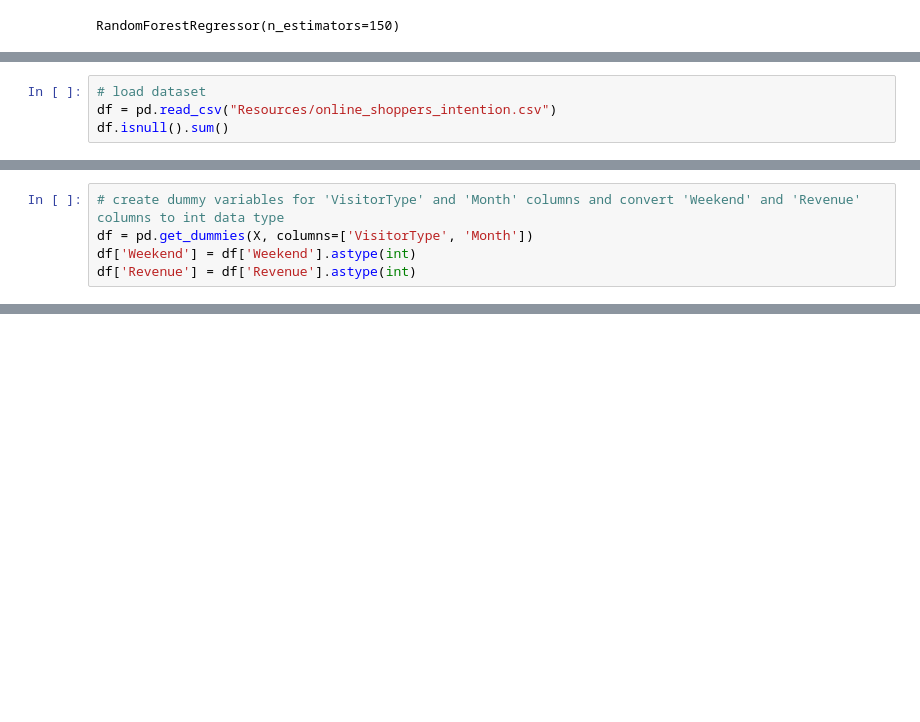
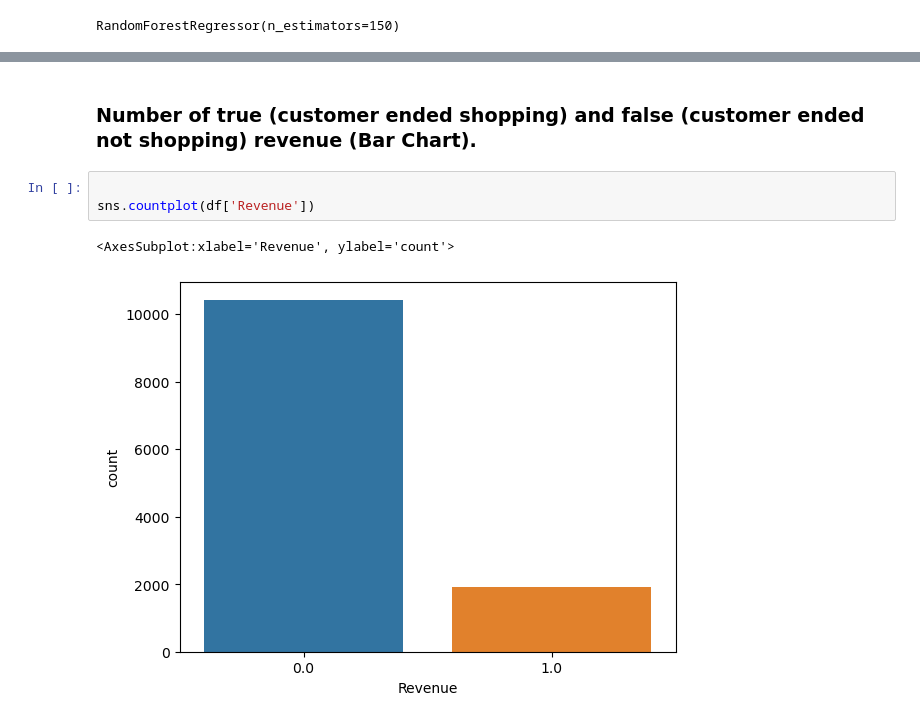
Before and after one commit to RoshanPaudyal/Project-3, a Jupyter notebook: Customer_Intention.ipynb, the cells around one changed output, grey strips where cells are left out. Cells and saved outputs as stored; diff of their text form; blank space fills up the shorter version.

```diff
--- a/Customer_Intention.ipynb
+++ b/Customer_Intention.ipynb
@@ -63,4 +74,0 @@ Text(0.5, 0, 'Feature Importance')
-# %%
-# load dataset
-df = pd.read_csv("Resources/online_shoppers_intention.csv")
-df.isnull().sum()
@@ -133,5 +74,0 @@ sns.countplot(X['Revenue'])
-# %%
-# create dummy variables for 'VisitorType' and 'Month' columns and convert 'Weekend' and 'Revenue' columns to int data type
-df = pd.get_dummies(X, columns=['VisitorType', 'Month'])
-df['Weekend'] = df['Weekend'].astype(int)
-df['Revenue'] = df['Revenue'].astype(int)
@@ -189,0 +127,8 @@ print(result_dict)
+# %% [markdown]
+### Number of true (customer ended shopping) and false (customer ended not shopping) revenue (Bar Chart).
+# %%
+
+sns.countplot(df['Revenue'])
+# %% [output]
+<AxesSubplot:xlabel='Revenue', ylabel='count'>
+[figure, added]
```
Also changed, not shown: parts of 44 cells of this notebook, 1 other file.
